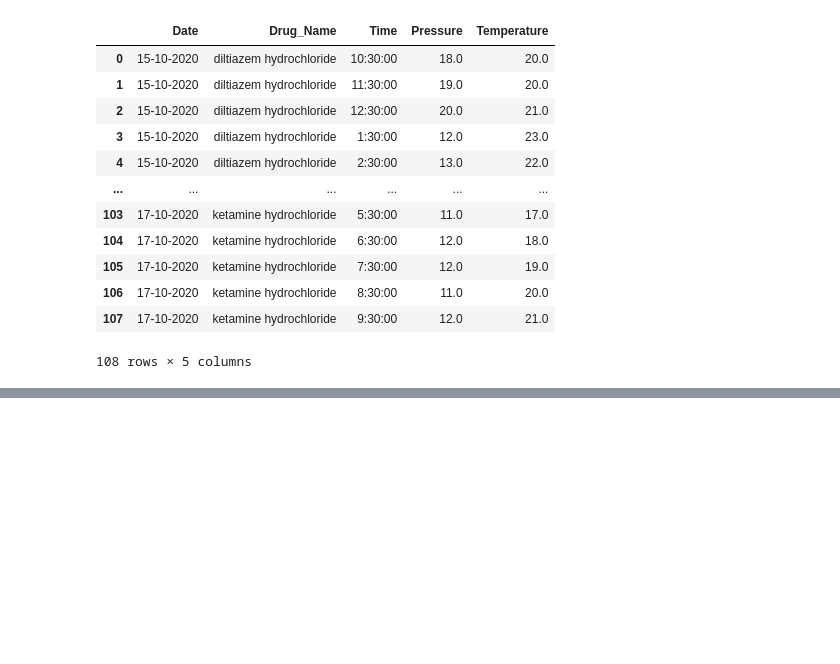
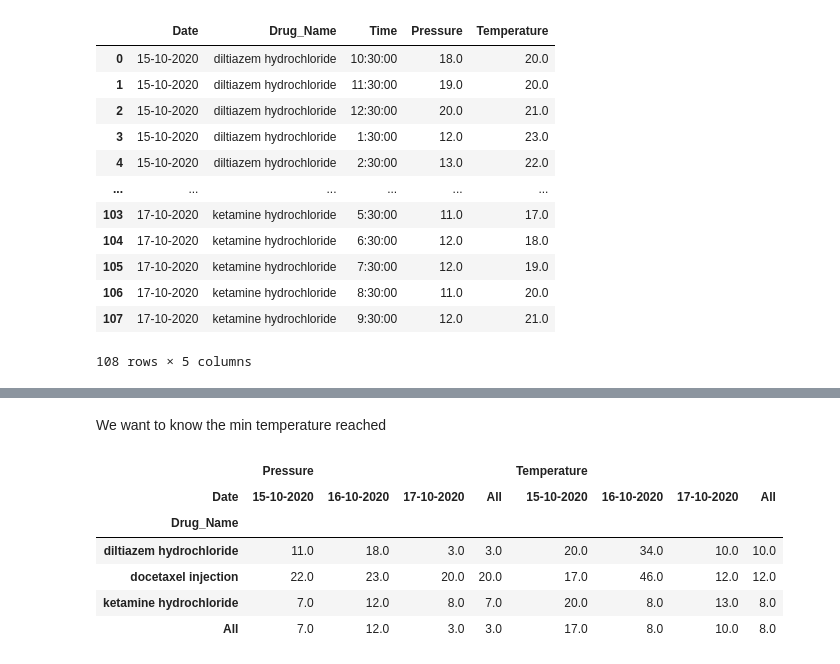
Before and after one commit to AntaraR12/pfizer_case_analysis, a Jupyter notebook: notebook.ipynb, the cells around one changed output, grey strips where cells are left out. Cells and saved outputs as stored; diff of their text form; code cells hidden in the pictures; blank space fills up the shorter version.

```diff
--- a/notebook.ipynb
+++ b/notebook.ipynb
@@ -142,0 +175,17 @@ df_final
+# %% [markdown]
+We want to know the min temperature reached
+# %%
+pd.pivot_table( df_final,
+               index= "Drug_Name",
+               columns= "Date",
+               values= ["Temperature", "Pressure"],
+               aggfunc= "min",
+               margins= True)
+# %% [output]
+|  | Pressure |  |  |  | Temperature |  |  |  |
+| Date | 15-10-2020 | 16-10-2020 | 17-10-2020 | All | 15-10-2020 | 16-10-2020 | 17-10-2020 | All |
+| Drug_Name |  |  |  |  |  |  |  |  |
+| diltiazem hydrochloride | 11.0 | 18.0 | 3.0 | 3.0 | 20.0 | 34.0 | 10.0 | 10.0 |
+| docetaxel injection | 22.0 | 23.0 | 20.0 | 20.0 | 17.0 | 46.0 | 12.0 | 12.0 |
+| ketamine hydrochloride | 7.0 | 12.0 | 8.0 | 7.0 | 20.0 | 8.0 | 13.0 | 8.0 |
+| All | 7.0 | 12.0 | 3.0 | 3.0 | 17.0 | 8.0 | 10.0 | 8.0 |
```
Also changed, not shown: parts of 4 cells of this notebook.
